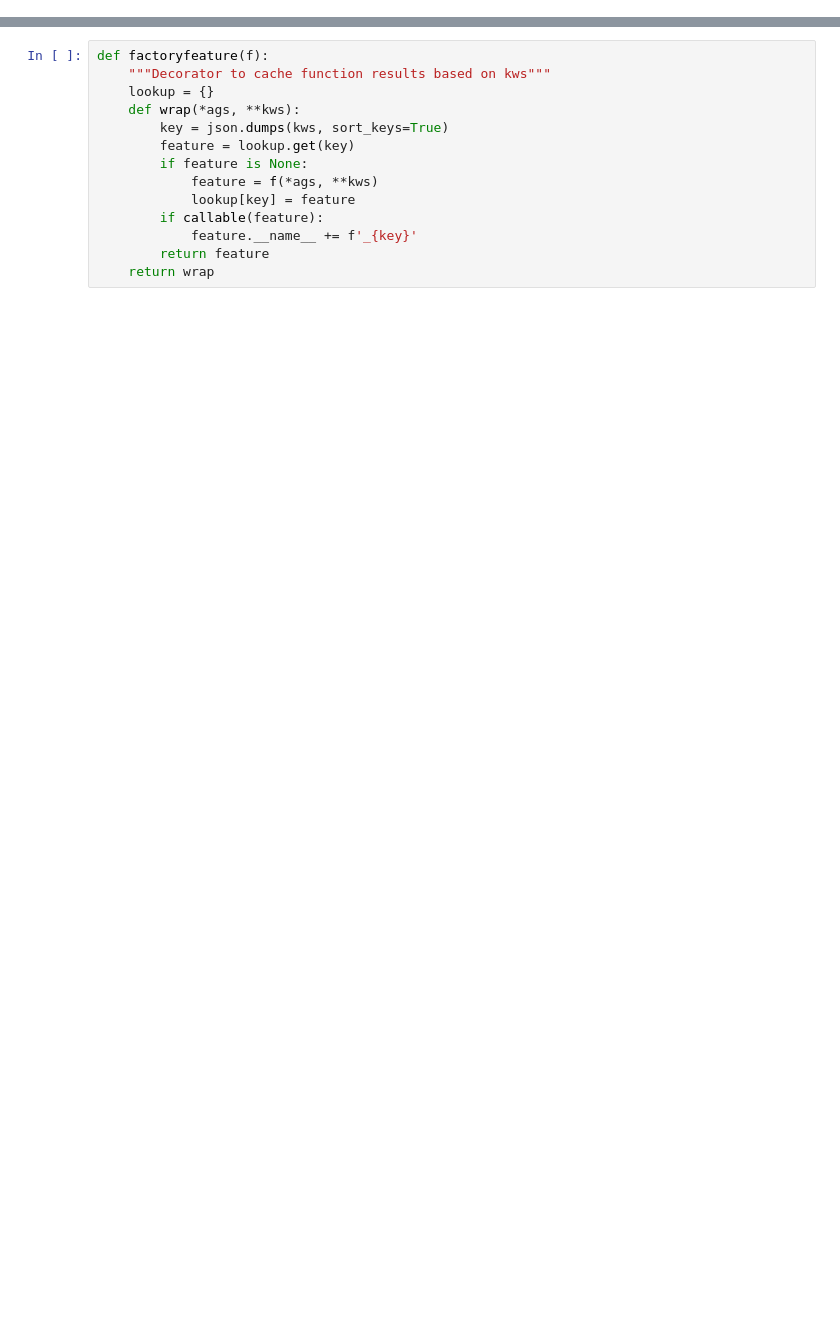
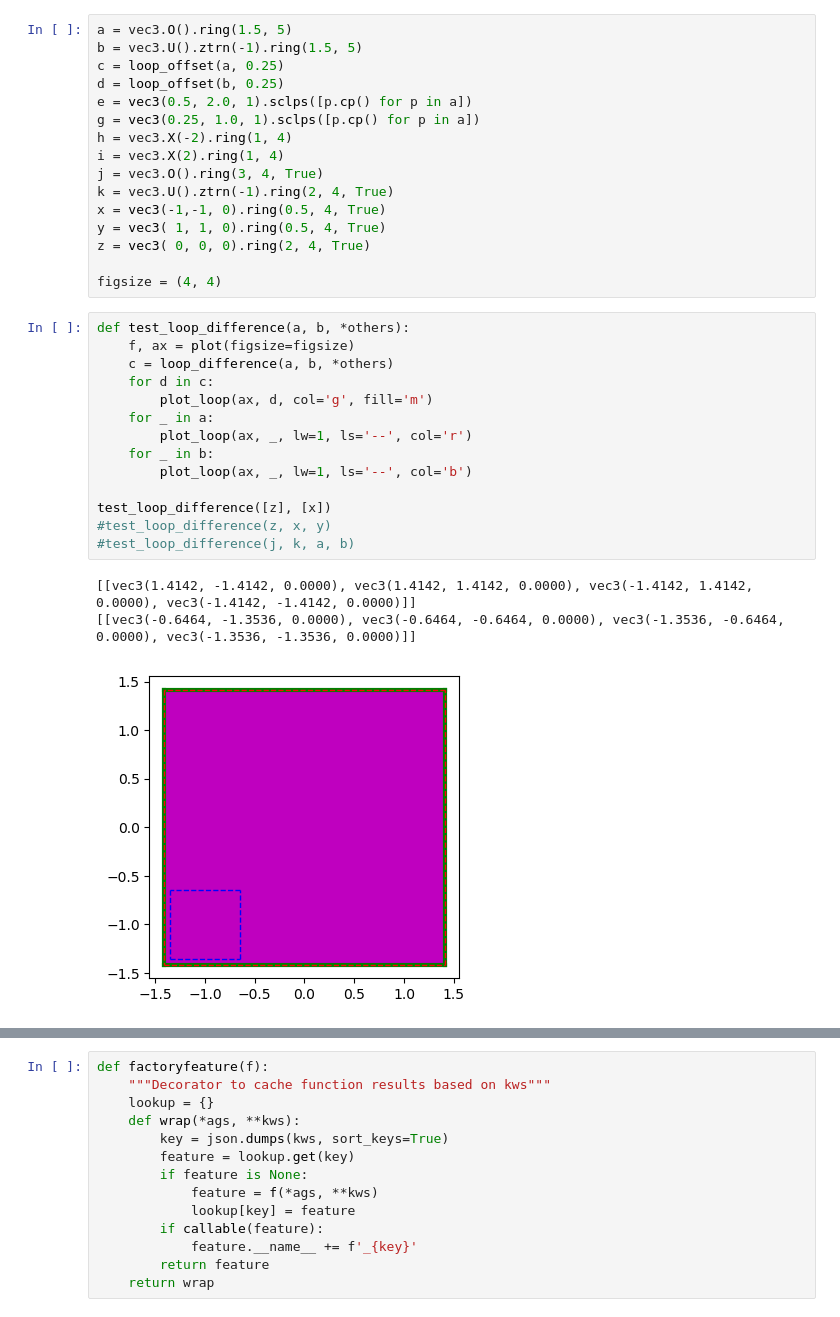
Before and after one commit to ctogle/meshmaker, a Jupyter notebook: notebooks/live.ipynb, the cells around one changed output, grey strips where cells are left out. Cells and saved outputs as stored; diff of their text form; blank space fills up the shorter version.

```diff
--- a/notebooks/live.ipynb
+++ b/notebooks/live.ipynb
@@ -90,0 +228,34 @@ for part in loop_intersection(a, b):
+# %%
+a = vec3.O().ring(1.5, 5)
+b = vec3.U().ztrn(-1).ring(1.5, 5)
+c = loop_offset(a, 0.25)
+d = loop_offset(b, 0.25)
+e = vec3(0.5, 2.0, 1).sclps([p.cp() for p in a])
+g = vec3(0.25, 1.0, 1).sclps([p.cp() for p in a])
+h = vec3.X(-2).ring(1, 4)
+i = vec3.X(2).ring(1, 4)
+j = vec3.O().ring(3, 4, True)
+k = vec3.U().ztrn(-1).ring(2, 4, True)
+x = vec3(-1,-1, 0).ring(0.5, 4, True)
+y = vec3( 1, 1, 0).ring(0.5, 4, True)
+z = vec3( 0, 0, 0).ring(2, 4, True)
+
+figsize = (4, 4)
+# %%
+def test_loop_difference(a, b, *others):
+    f, ax = plot(figsize=figsize)
+    c = loop_difference(a, b, *others)
+    for d in c:
+        plot_loop(ax, d, col='g', fill='m')
+    for _ in a:
+        plot_loop(ax, _, lw=1, ls='--', col='r')
+    for _ in b:
+        plot_loop(ax, _, lw=1, ls='--', col='b')
+
+test_loop_difference([z], [x])
+#test_loop_difference(z, x, y)
+#test_loop_difference(j, k, a, b)
+# %% [output]
+[[vec3(1.4142, -1.4142, 0.0000), vec3(1.4142, 1.4142, 0.0000), vec3(-1.4142, 1.4142, 0.0000), vec3(-1.4142, -1.4142, 0.0000)]]
+[[vec3(-0.6464, -1.3536, 0.0000), vec3(-0.6464, -0.6464, 0.0000), vec3(-1.3536, -0.6464, 0.0000), vec3(-1.3536, -1.3536, 0.0000)]]
+[figure, added]
```
Also changed, not shown: parts of 20 cells of this notebook, 3 other files.
